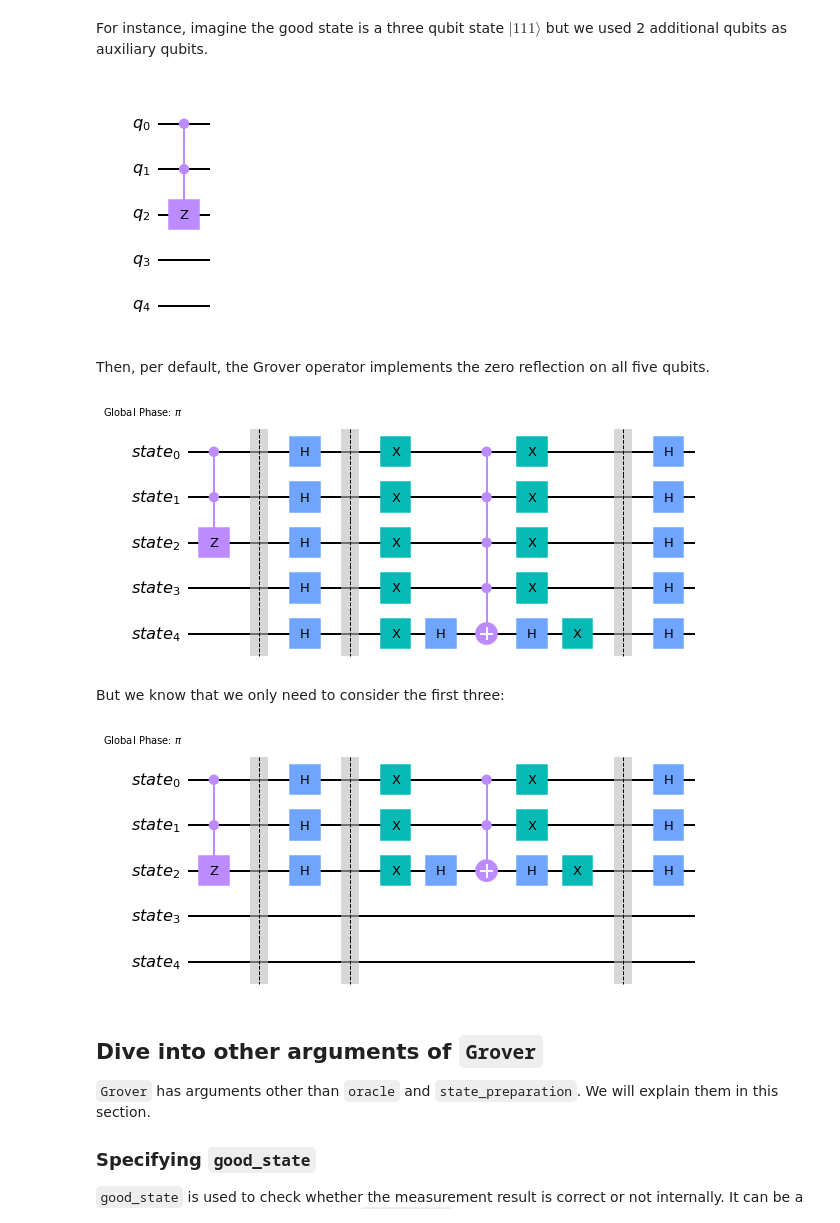
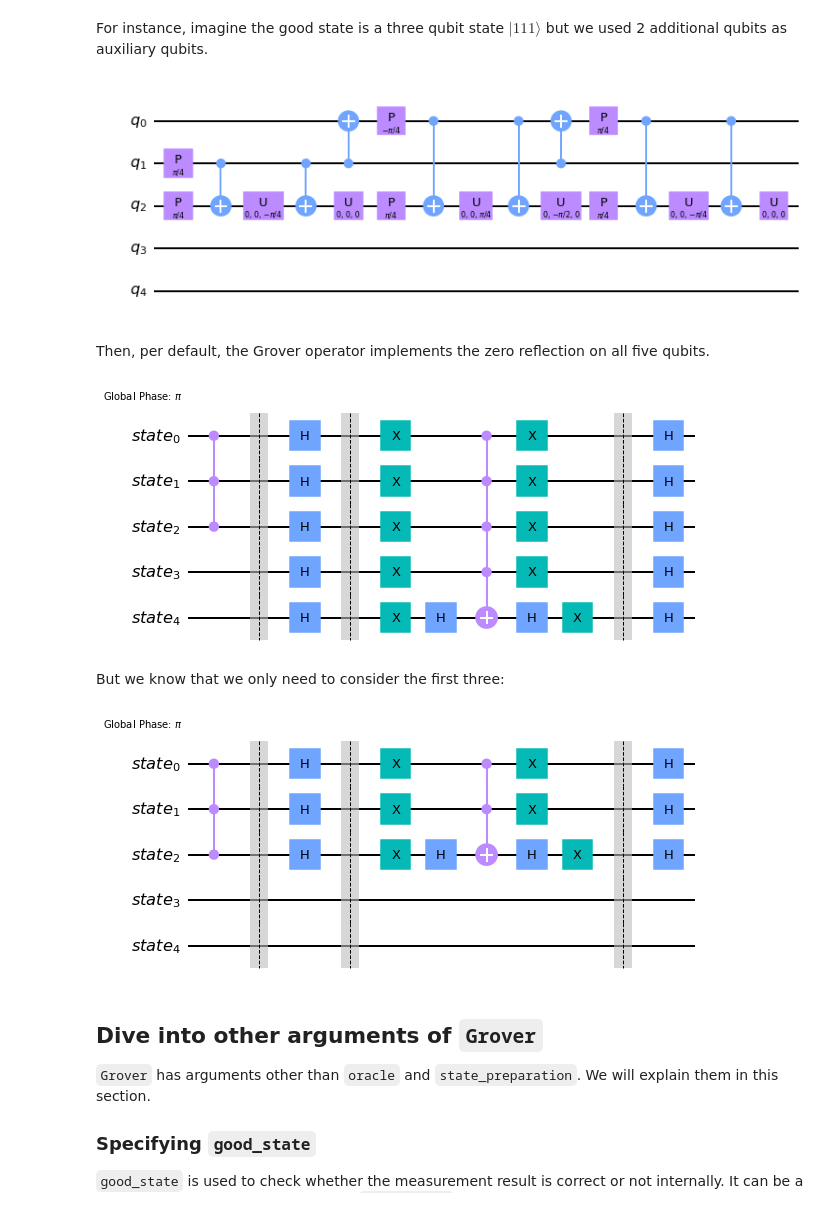
Before and after one commit to qiskit-community/qiskit-algorithms, a Jupyter notebook: docs/tutorials/06_grover.ipynb, the cells around one changed output. Drawn from its saved outputs; the diff is of its cells as text; code cells hidden in the pictures.

```diff
--- a/docs/tutorials/06_grover.ipynb
+++ b/docs/tutorials/06_grover.ipynb
@@ -196,25 +198,25 @@ For instance, imagine the good state is a three qubit state $|111\rangle$ but we
 # %%
 from qiskit.circuit.library import GroverOperator, ZGate
 
 oracle = QuantumCircuit(5)
 oracle.append(ZGate().control(2), [0, 1, 2])
-oracle.draw(output='mpl')
+oracle.decompose().draw(output='mpl')
 # %% [output]
-[figure, old version]
+[figure, new version]
 # %% [markdown]
 Then, per default, the Grover operator implements the zero reflection on all five qubits.
 # %%
 grover_op = GroverOperator(oracle, insert_barriers=True)
-grover_op.draw(output='mpl')
+grover_op.decompose().draw(output='mpl')
 # %% [output]
-[figure, old version]
+[figure, new version]
 # %% [markdown]
 But we know that we only need to consider the first three:
 # %%
 grover_op = GroverOperator(oracle, reflection_qubits=[0, 1, 2], insert_barriers=True)
-grover_op.draw(output='mpl')
+grover_op.decompose().draw(output='mpl')
 # %% [output]
-[figure, old version]
+[figure, new version]
 # %% [markdown]
 ## Dive into other arguments of `Grover`
 `Grover` has arguments other than `oracle` and `state_preparation`. We will explain them in this section.
```
Also changed, not shown: parts of 4 cells of this notebook.
